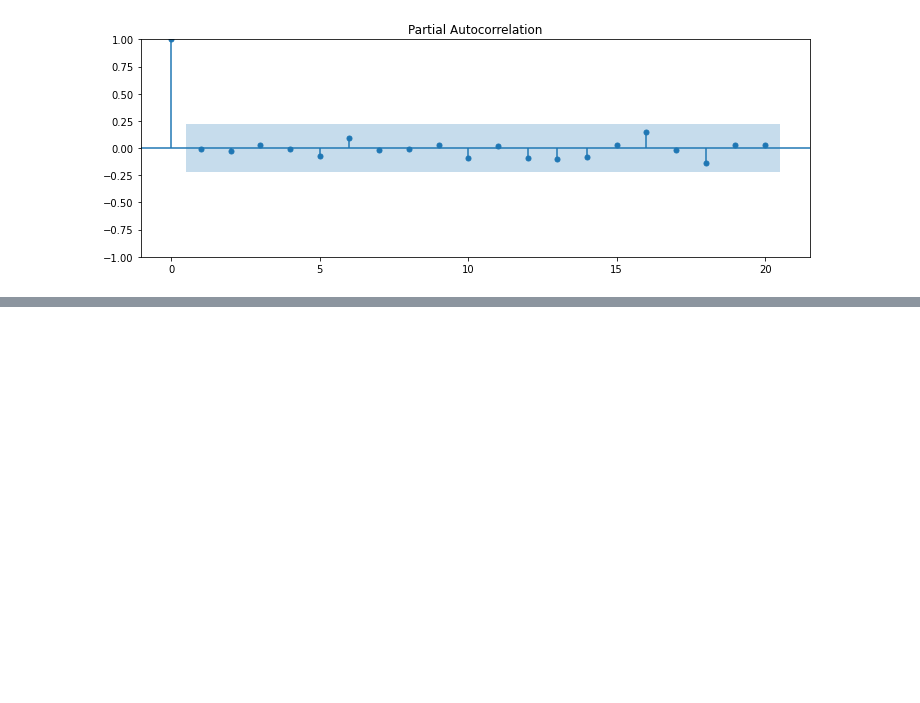
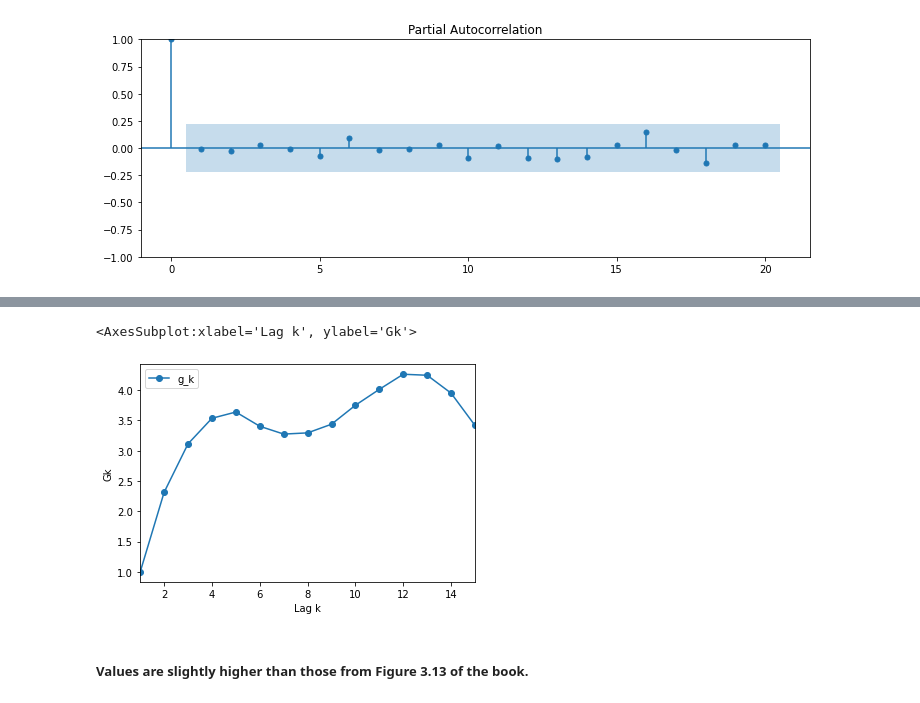
Before and after one commit to tadatoshi/time_series_plot_auto_analysis, a Jupyter notebook: notebooks/ceramic_furnace.ipynb, the cells around one changed output, grey strips where cells are left out. Drawn from its saved outputs; the diff is of its cells as text; code cells hidden in the pictures; blank space fills up the shorter version.

```diff
--- a/notebooks/ceramic_furnace.ipynb
+++ b/notebooks/ceramic_furnace.ipynb
@@ -283,0 +308,9 @@ _ = sm.graphics.tsa.plot_pacf(residuals, lags=20, ax=ax).savefig("../plots/ceram
+# %%
+variagram_furnace_data = calculate_variogram(df, lags=15)
+# %%
+variagram_furnace_data.plot(marker='o', xlabel='Lag k', ylabel='Gk', xlim=([1, 15]))
+# %% [output]
+<AxesSubplot:xlabel='Lag k', ylabel='Gk'>
+[figure, added]
+# %% [markdown]
+##### Values are slightly higher than those from Figure 3.13 of the book.
```
Also changed, not shown: parts of 9 cells of this notebook, 2 other files.
